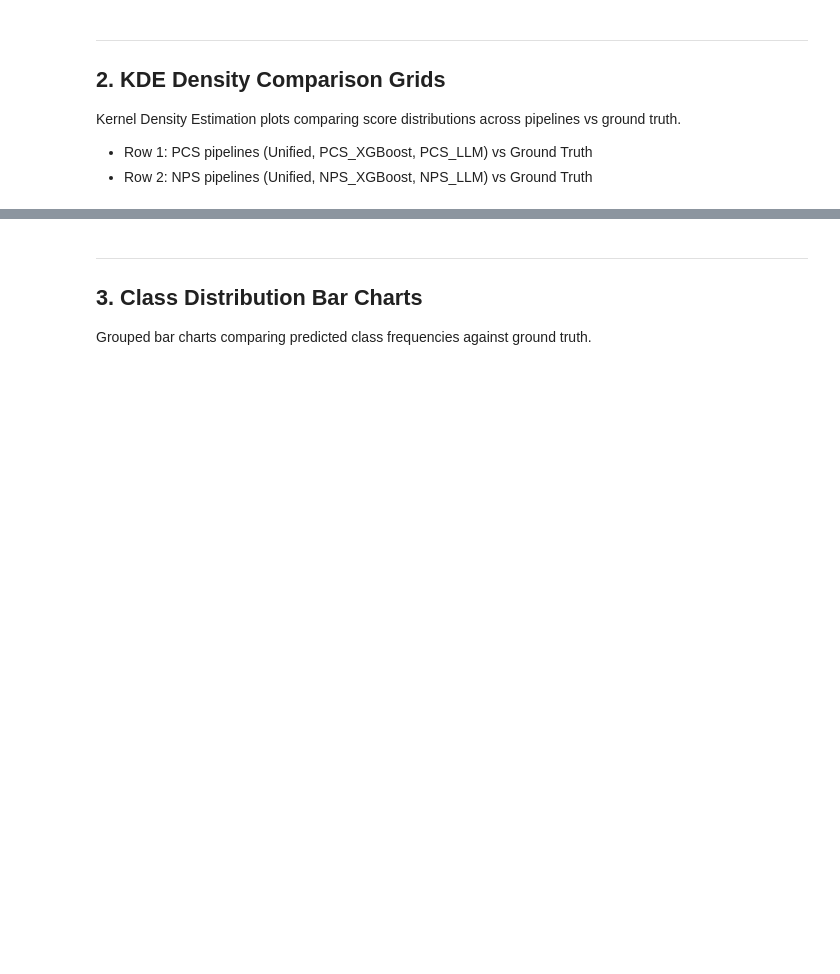
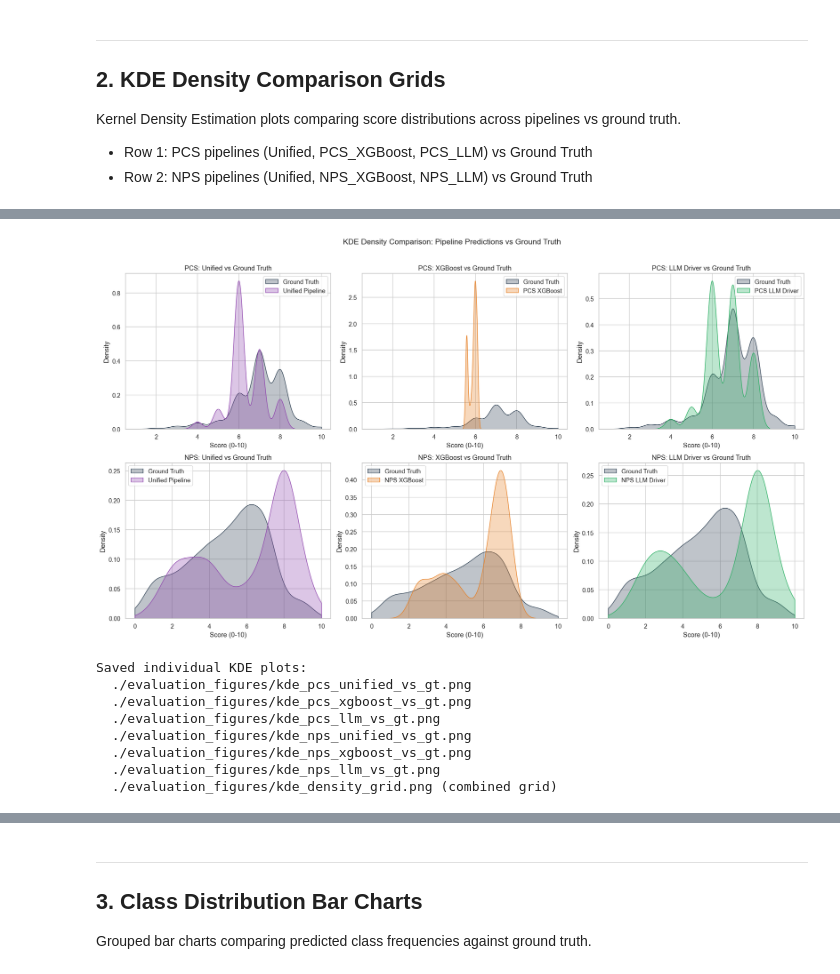
Before and after one commit to jn9he/hybrid-rag-pipeline, a Jupyter notebook: pipeline_evaluation.ipynb, the cells around one changed output, grey strips where cells are left out. Drawn from its saved outputs; the diff is of its cells as text; code cells hidden in the pictures; blank space fills up the shorter version.

```diff
--- a/pipeline_evaluation.ipynb
+++ b/pipeline_evaluation.ipynb
@@ -579 +502,63 @@ Saved: kde_density_grid.png
+# %%
+# --- KDE Density Comparison Grid (individual saves) ---
+
+kde_kws = {"bw_adjust": 0.8, "clip": (0, 10)}
+
+kde_configs = [
+    ("pcs_gt", "unified_pcs", "Unified Pipeline", "#8e44ad", "PCS: Unified vs Ground Truth", "kde_pcs_unified_vs_gt"),
+    ("pcs_gt", "pcs_xgb_score", "PCS XGBoost", "#e67e22", "PCS: XGBoost vs Ground Truth", "kde_pcs_xgboost_vs_gt"),
+    ("pcs_gt", "pcs_llm_score", "PCS LLM Driver", "#27ae60", "PCS: LLM Driver vs Ground Truth", "kde_pcs_llm_vs_gt"),
+    ("nps_gt", "unified_nps", "Unified Pipeline", "#8e44ad", "NPS: Unified vs Ground Truth", "kde_nps_unified_vs_gt"),
+    ("nps_gt", "nps_xgb_score", "NPS XGBoost", "#e67e22", "NPS: XGBoost vs Ground Truth", "kde_nps_xgboost_vs_gt"),
+    ("nps_gt", "nps_llm_score", "NPS LLM Driver", "#27ae60", "NPS: LLM Driver vs Ground Truth", "kde_nps_llm_vs_gt"),
+]
+
+# Plot grid AND save each individually
+fig, axes = plt.subplots(2, 3, figsize=(18, 10))
+
+for idx, (gt_col, pred_col, pred_label, color, title, filename) in enumerate(kde_configs):
+    row, col = divmod(idx, 3)
+    ax = axes[row, col]
+
+    # Plot on grid
+    sns.kdeplot(eval_df[gt_col].dropna(), ax=ax, label="Ground Truth",
+                color="#2c3e50", fill=True, alpha=0.3, **kde_kws)
+    sns.kdeplot(eval_df[pred_col].dropna(), ax=ax, label=pred_label,
+                color=color, fill=True, alpha=0.3, **kde_kws)
+    ax.set_title(title)
+    ax.set_xlabel("Score (0-10)")
+    ax.legend()
+
+    # Save individual figure
+    fig_ind, ax_ind = plt.subplots(figsize=(7, 4))
+    sns.kdeplot(eval_df[gt_col].dropna(), ax=ax_ind, label="Ground Truth",
+                color="#2c3e50", fill=True, alpha=0.3, **kde_kws)
+    sns.kdeplot(eval_df[pred_col].dropna(), ax=ax_ind, label=pred_label,
+                color=color, fill=True, alpha=0.3, **kde_kws)
+    ax_ind.set_title(title)
+    ax_ind.set_xlabel("Score (0-10)")
+    ax_ind.legend()
+    fig_ind.tight_layout()
+    fig_ind.savefig(f"{FIG_DIR}/{filename}.png", bbox_inches="tight")
+    plt.close(fig_ind)
+
+plt.suptitle("KDE Density Comparison: Pipeline Predictions vs Ground Truth", fontsize=14, y=1.02)
+plt.tight_layout()
+plt.savefig(f"{FIG_DIR}/kde_density_grid.png", bbox_inches="tight")
+plt.show()
+
+print("Saved individual KDE plots:")
+for _, _, _, _, title, filename in kde_configs:
+    print(f"  {FIG_DIR}/{filename}.png")
+print(f"  {FIG_DIR}/kde_density_grid.png (combined grid)")
+# %% [output]
+[figure, added]
+Saved individual KDE plots:
+  ./evaluation_figures/kde_pcs_unified_vs_gt.png
+  ./evaluation_figures/kde_pcs_xgboost_vs_gt.png
+  ./evaluation_figures/kde_pcs_llm_vs_gt.png
+  ./evaluation_figures/kde_nps_unified_vs_gt.png
+  ./evaluation_figures/kde_nps_xgboost_vs_gt.png
+  ./evaluation_figures/kde_nps_llm_vs_gt.png
+  ./evaluation_figures/kde_density_grid.png (combined grid)
 # %%
```
Also changed, not shown: parts of 2 cells of this notebook, 9 other files.
